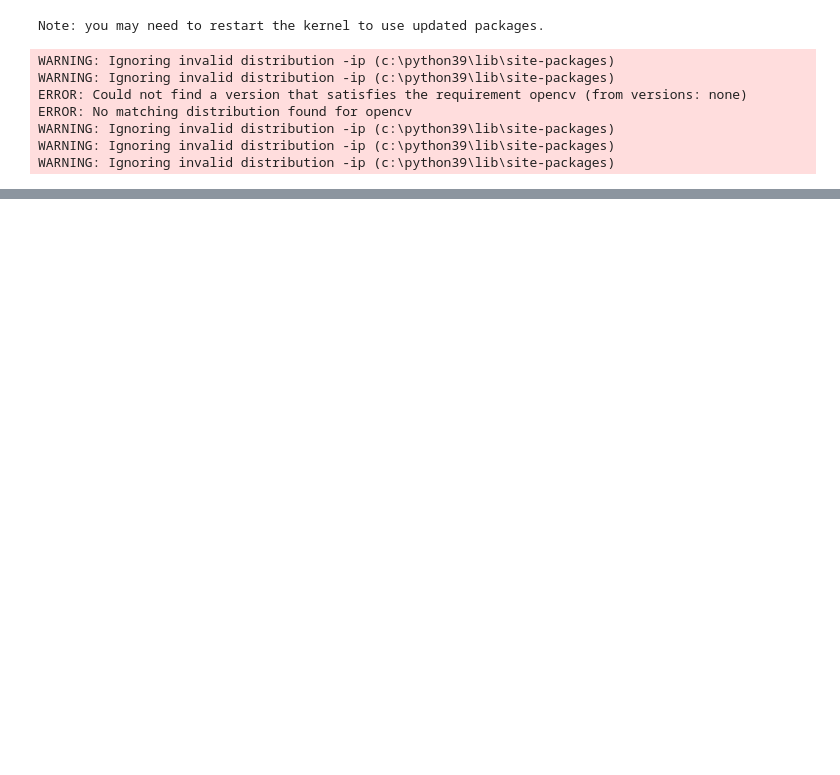
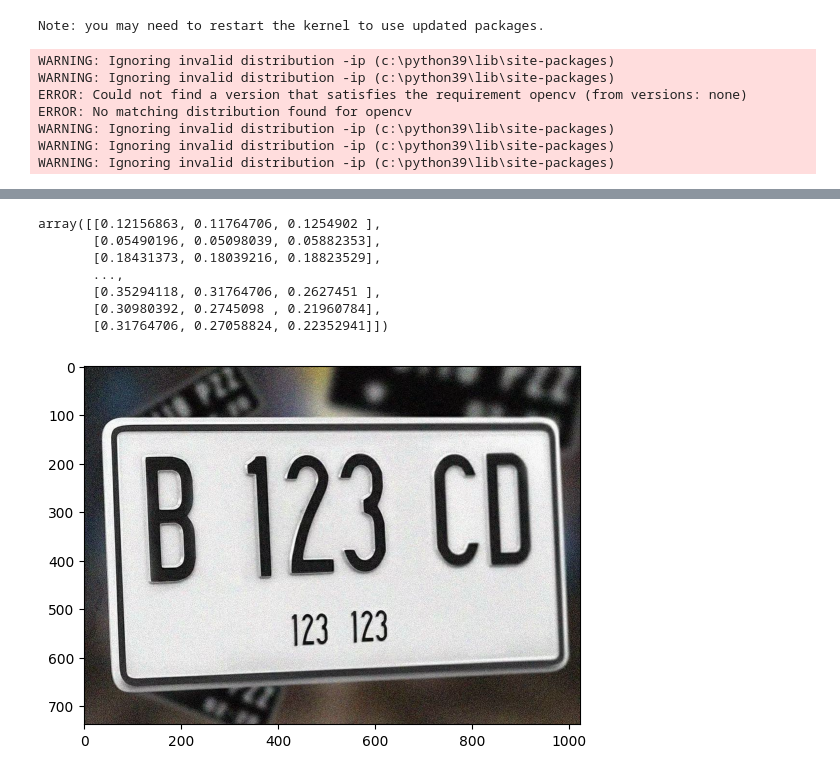
Before and after one commit to 4RSIM3R/sastra_mesin, a Jupyter notebook: uts.ipynb, the cells around one changed output, grey strips where cells are left out. Cells and saved outputs as stored; diff of their text form; code cells hidden in the pictures; blank space fills up the shorter version.

```diff
--- a/uts.ipynb
+++ b/uts.ipynb
@@ -43,5 +62,17 @@ def process_image(img):
 # %%
 datas = []
 
 for img in images:
     datas.append(process_image(img))
+
+plt.imshow(images[0])
+datas[0]
+# %% [output]
+array([[0.12156863, 0.11764706, 0.1254902 ],
+       [0.05490196, 0.05098039, 0.05882353],
+       [0.18431373, 0.18039216, 0.18823529],
+       ...,
+       [0.35294118, 0.31764706, 0.2627451 ],
+       [0.30980392, 0.2745098 , 0.21960784],
+       [0.31764706, 0.27058824, 0.22352941]])
+[figure, added]
```
Also changed, not shown: parts of 10 cells of this notebook.
